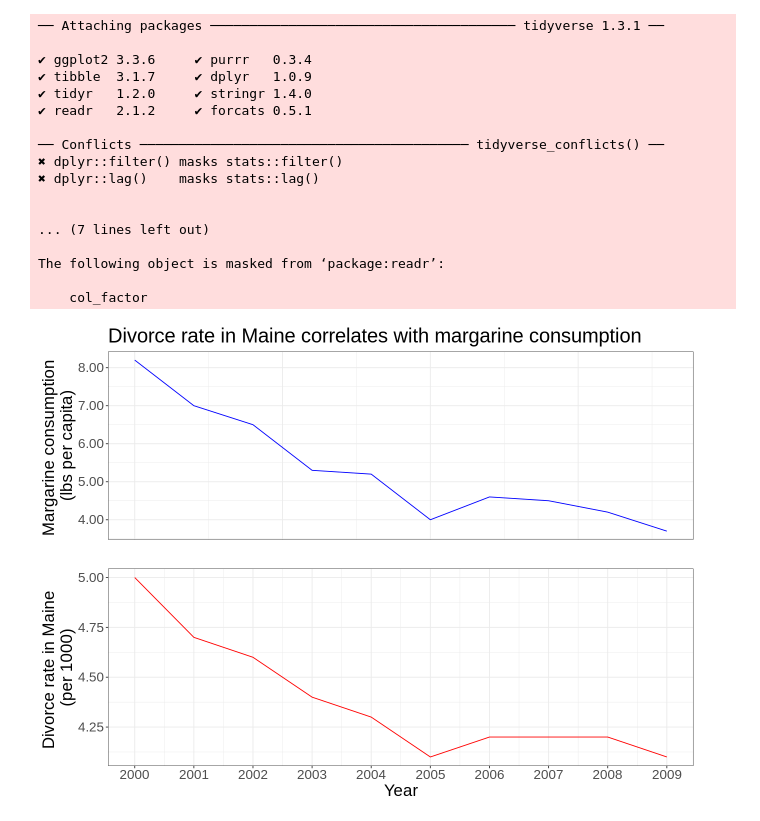
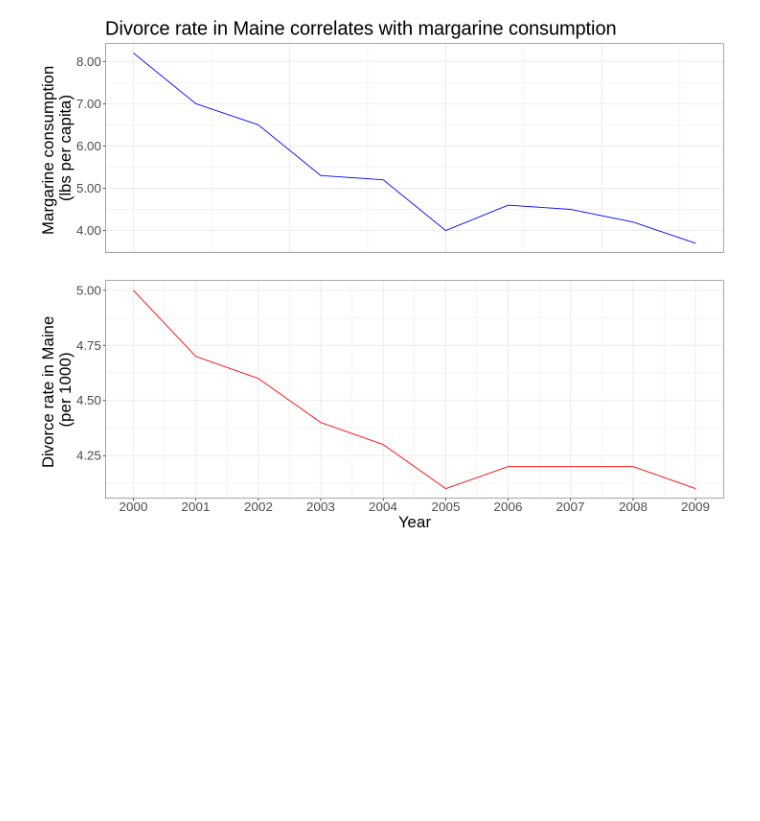
Before and after one commit to LawrenceZzf/toy_ds_project, a Jupyter notebook: marg_vs_divorce_viz.ipynb, the cells around one changed output. Drawn from its saved outputs; the diff is of its cells as text; code cells hidden in the pictures; blank space fills up the shorter version.

```diff
--- a/marg_vs_divorce_viz.ipynb
+++ b/marg_vs_divorce_viz.ipynb
@@ -6,49 +6,32 @@ library(scales)
 # Data sourced from the Spurious Correlations website (http://www.tylervigen.com/spurious-correlations)
 should_have_bought_butter <- tibble(margarine_consumption = c(8.2, 7, 6.5, 5.3, 5.2,
                                                              4, 4.6, 4.5, 4.2, 3.7),
                                    maine_divorce_rate = c(5, 4.7, 4.6, 4.4, 4.3,
                                                          4.1, 4.2, 4.2, 4.2, 4.1),
                                    year = c(2000, 2001, 2002, 2003, 2004,
                                            2005, 2006, 2007, 2008, 2009))
 
 marg_vs_time <- should_have_bought_butter |>
     ggplot(aes(x = year, y = margarine_consumption)) +
         geom_line(colour = "Blue") +
         labs(x = "", y = "Margarine consumption \n(lbs per capita)",
              title = "Divorce rate in Maine correlates with margarine consumption") +
         theme_bw() +
         theme(axis.ticks.x = element_blank(),
         axis.text.x = element_blank()) +
         theme(text = element_text(size = 20)) +
         scale_y_continuous(labels = number_format(accuracy = 0.01))
 
 
 divorce_rate_vs_time <- should_have_bought_butter |>
     ggplot(aes(x = year, y = maine_divorce_rate)) +
         geom_line(colour = "Red") +
         labs(x = "Year", y = "Divorce rate in Maine \n(per 1000)") +
         scale_x_continuous(breaks = 0:2100) +
         theme_bw() +
         theme(text = element_text(size = 20))
 
-options(repr.plot.width = 11, repr.plot.height = 8)
+options(repr.plot.width = 12, repr.plot.height = 9)
 plot_grid(marg_vs_time, divorce_rate_vs_time, ncol = 1)
 # %% [output]
-── Attaching packages ─────────────────────────────────────── tidyverse 1.3.1 ──
-
-✔ ggplot2 3.3.6     ✔ purrr   0.3.4
-✔ tibble  3.1.7     ✔ dplyr   1.0.9
-✔ tidyr   1.2.0     ✔ stringr 1.4.0
-✔ readr   2.1.2     ✔ forcats 0.5.1
-
-── Conflicts ────────────────────────────────────────── tidyverse_conflicts() ──
-✖ dplyr::filter() masks stats::filter()
-✖ dplyr::lag()    masks stats::lag()
-
-
-... (7 lines left out)
-
-The following object is masked from ‘package:readr’:
-
-    col_factor
-[figure, old version]
+[figure, new version]
```
